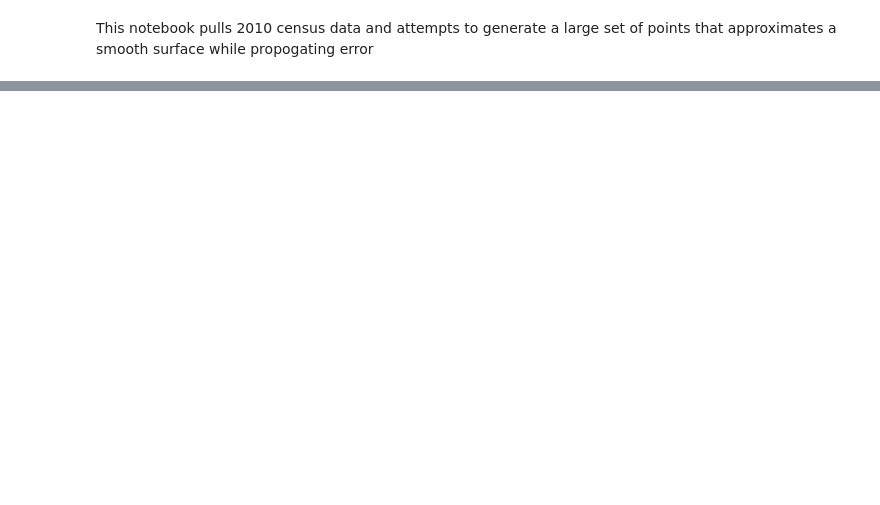
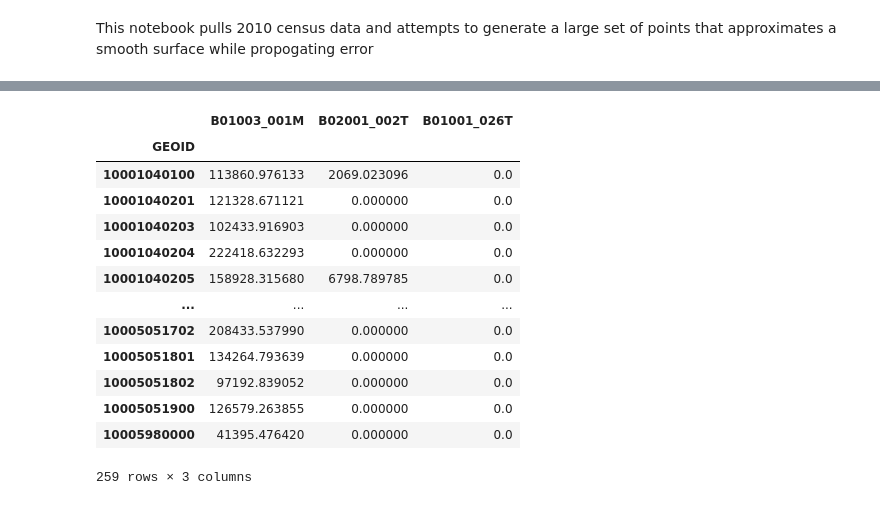
Before and after one commit to de-data-lab/census-tract-redistricting, a Jupyter notebook: smooth surface estimation/generate-smooth-surface-error-prop.ipynb, the cells around one changed output, grey strips where cells are left out. Drawn from its saved outputs; the diff is of its cells as text; code cells hidden in the pictures; blank space fills up the shorter version.

```diff
--- a/smooth surface estimation/generate-smooth-surface-error-prop.ipynb
+++ b/smooth surface estimation/generate-smooth-surface-error-prop.ipynb
@@ -300,6 +373,23 @@ final_df = interpolated_values.join(interpolated_errors, on="GEOID")
 
 # Reset GEOID from index to column
 final_df = final_df.reset_index()
+# %%
+interpolated_errors
+# %% [output]
+|  | B01003_001M | B02001_002T | B01001_026T |
+| GEOID |  |  |  |
+| 10001040100 | 113860.976133 | 2069.023096 | 0.0 |
+| 10001040201 | 121328.671121 | 0.000000 | 0.0 |
+| 10001040203 | 102433.916903 | 0.000000 | 0.0 |
+| 10001040204 | 222418.632293 | 0.000000 | 0.0 |
+| 10001040205 | 158928.315680 | 6798.789785 | 0.0 |
+| ... | ... | ... | ... |
+| 10005051702 | 208433.537990 | 0.000000 | 0.0 |
+| 10005051801 | 134264.793639 | 0.000000 | 0.0 |
+| 10005051802 | 97192.839052 | 0.000000 | 0.0 |
+| 10005051900 | 126579.263855 | 0.000000 | 0.0 |
+| 10005980000 | 41395.476420 | 0.000000 | 0.0 |
+259 rows × 3 columns
 # %%
 # Pull population data for 2020 Census tracts
 # Define request parameters
```
Also changed, not shown: parts of 12 cells of this notebook, 2 other files.
